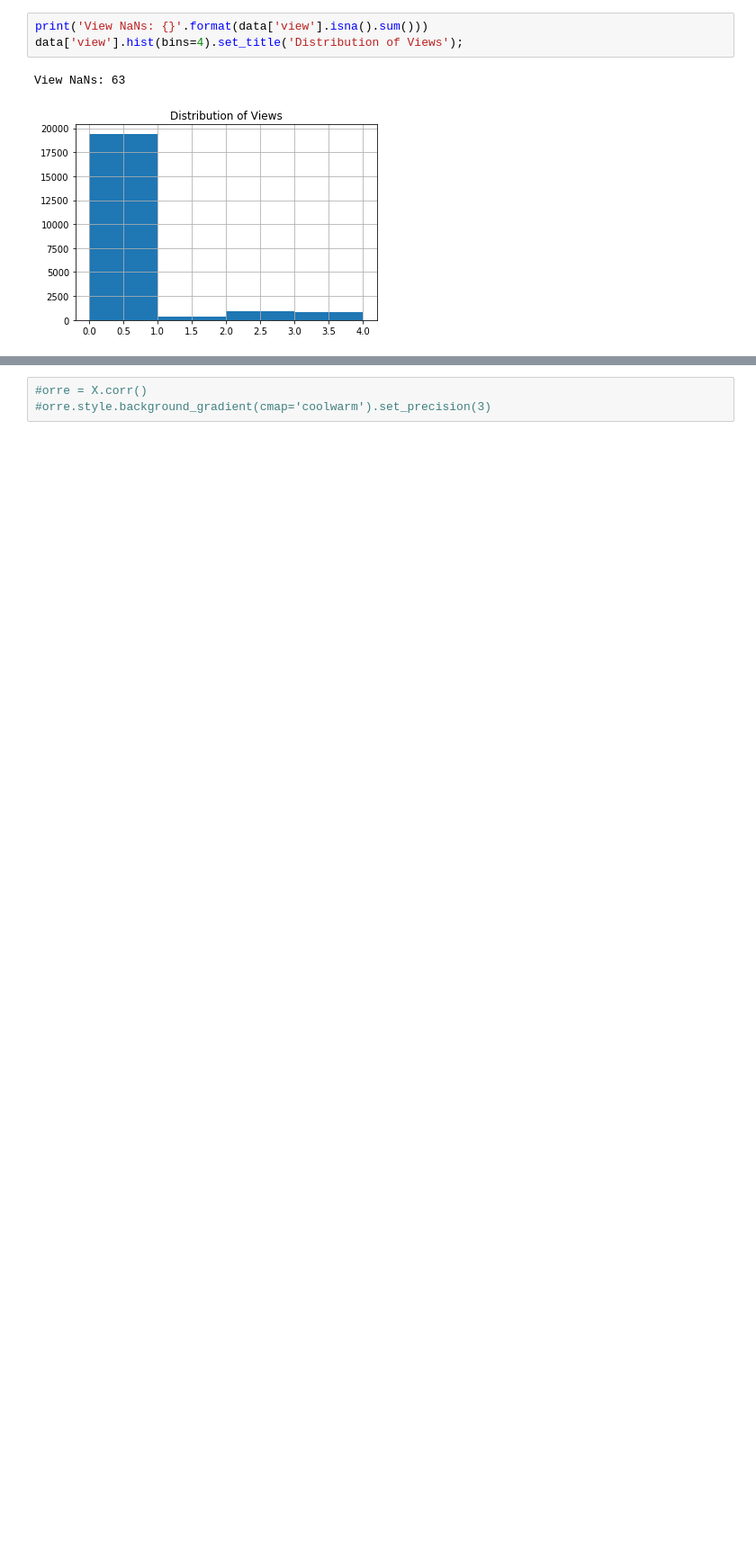
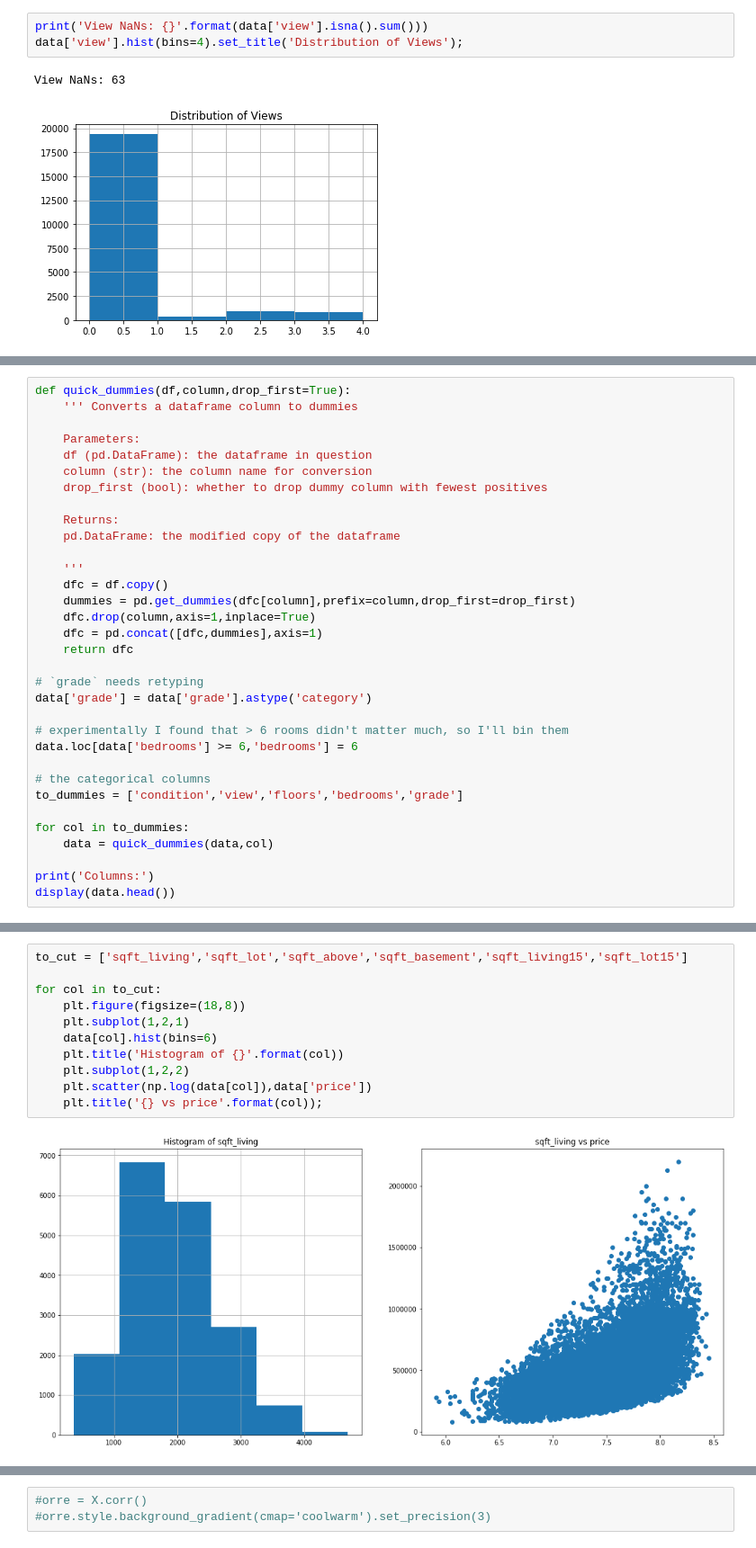
Before and after one commit to npeirson/dsc-v2-mod1-final-project-online-ds-sp-000, a Jupyter notebook: Project Notebook.ipynb, the cells around one changed output, grey strips where cells are left out. Shown at 90% size. Saved outputs shown, nothing was run; the diff lists cells and outputs as text; blank space fills up the shorter version.

```diff
--- a/Project Notebook.ipynb
+++ b/Project Notebook.ipynb
@@ -353,0 +306,33 @@ X_train,X_test,y_train,y_test = tts(X_scaled,y_scaled,test_size=0.1)
+# %%
+def quick_dummies(df,column,drop_first=True):
+    ''' Converts a dataframe column to dummies
+
+    Parameters:
+    df (pd.DataFrame): the dataframe in question
+    column (str): the column name for conversion
+    drop_first (bool): whether to drop dummy column with fewest positives
+
+    Returns:
+    pd.DataFrame: the modified copy of the dataframe
+
+    '''
+    dfc = df.copy()
+    dummies = pd.get_dummies(dfc[column],prefix=column,drop_first=drop_first)
+    dfc.drop(column,axis=1,inplace=True)
+    dfc = pd.concat([dfc,dummies],axis=1)
+    return dfc
+
+# `grade` needs retyping
+data['grade'] = data['grade'].astype('category')
+
+# experimentally I found that > 6 rooms didn't matter much, so I'll bin them
+data.loc[data['bedrooms'] >= 6,'bedrooms'] = 6
+
+# the categorical columns
+to_dummies = ['condition','view','floors','bedrooms','grade']
+
+for col in to_dummies:
+    data = quick_dummies(data,col)
+
+print('Columns:')
+display(data.head())
@@ -353,0 +351,13 @@ X_train,X_test,y_train,y_test = tts(X_scaled,y_scaled,test_size=0.1)
+# %%
+to_cut = ['sqft_living','sqft_lot','sqft_above','sqft_basement','sqft_living15','sqft_lot15']
+
+for col in to_cut:
+    plt.figure(figsize=(18,8))
+    plt.subplot(1,2,1)
+    data[col].hist(bins=6)
+    plt.title('Histogram of {}'.format(col))
+    plt.subplot(1,2,2)
+    plt.scatter(np.log(data[col]),data['price'])
+    plt.title('{} vs price'.format(col));
+# %% [output]
+[figure, added]
```
Also changed, not shown: parts of 82 cells of this notebook, 2 other files.
